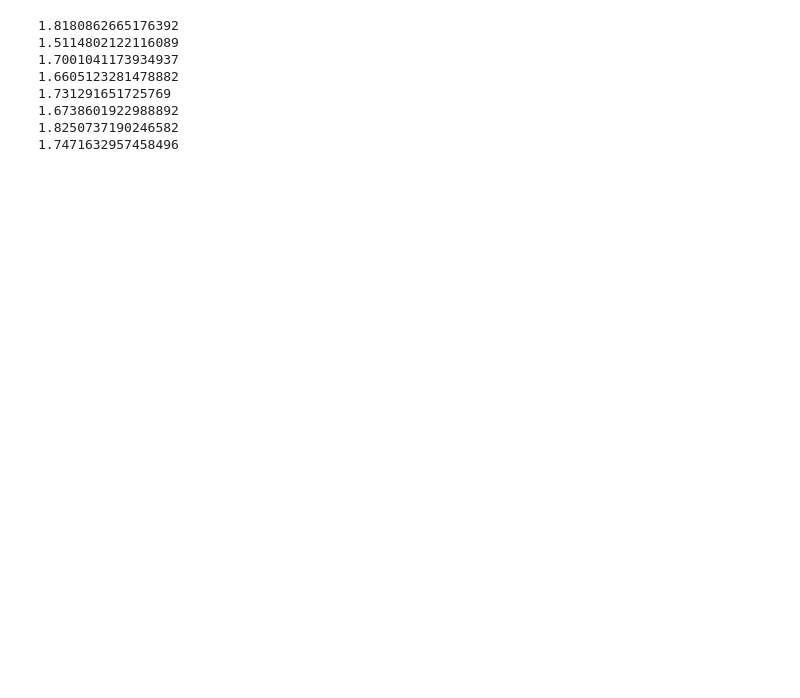
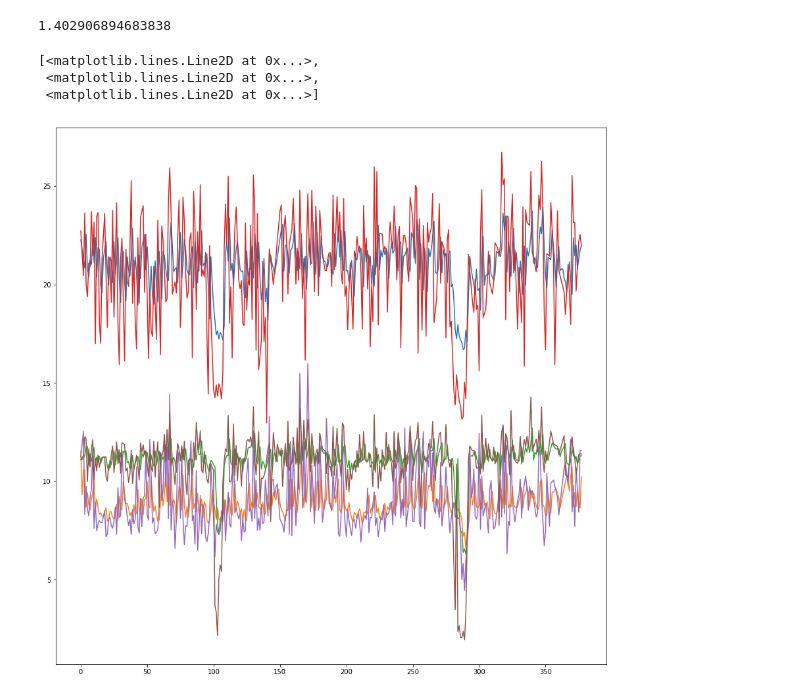
Before and after one commit to intelligenttrafficforecasting/busmodders, a Jupyter notebook: model/FNN.ipynb, the cells around one changed output. Drawn from its saved outputs; the diff is of its cells as text; code cells hidden in the pictures; blank space fills up the shorter version.

```diff
--- a/model/FNN.ipynb
+++ b/model/FNN.ipynb
@@ -24,5 +21,8 @@ test_DL = DataLoader(test, batch_size=50, shuffle=False)
+# %%
+train_DL = DataLoader(train, batch_size=50, shuffle=False)
+test_DL = DataLoader(test, batch_size=len(test), shuffle=False)
 # %%
-num_input = prev_timesteps + 1
+num_input = (prev_timesteps + 1)
 
 class FNN(nn.Module):
     def __init__(self, num_hidden1):
@@ -32,37 +32,37 @@ class FNN(nn.Module):
         self.l2 = nn.Linear(num_hidden1, num_hidden1)
         self.l3 = nn.Linear(num_hidden1, 1)
         self.activation = nn.ReLU()
+        self.dropout = nn.Dropout(p=0.5)
 
     def forward(self,x):
 
         x = self.activation(self.l1(x))
+        x = self.dropout(x)
         x = self.activation(self.l2(x))
-
+        x = self.dropout(x)
         x = self.l3(x)
         return x
 
-net = FNN(10)
+net = FNN(100)
 
-optimizer = optim.Adam(net.parameters(), lr=1e-4, weight_decay=1e-5)
+optimizer = optim.Adam(net.parameters(), lr=1e-4, weight_decay=0)
 criterion = nn.L1Loss()
 # %%
-
+net.train()
 for epoch in range(100):
     cur_loss = []
     for i , batch in enumerate(train_DL):
         output = net(batch['data'].transpose(2,1)).squeeze()[:,:-1]
         target = batch['target']
 
-        #Disgard missing data points, and speeds of 0, since this isn't usefull for us
-        output = output[(torch.isnan(target)==0) & (target!=0)]
-        target = target[(torch.isnan(target)==0) & (target!=0)]
         optimizer.zero_grad()
 
         loss = criterion(output, target)
         loss.backward()
+
         optimizer.step()
 
         cur_loss.append(loss.item())
 
-    print("epoch = %2i  loss = %0.3f" %(epoch, np.mean(cur_loss)))
+    print("epoch = %2i  loss = %0.3f  output_std = %0.3f" %(epoch, np.mean(cur_loss), output.std().item()))
 # %% [output]
@@ -86,22 +86,25 @@ epoch = 99  loss = 0.755
 # %%
+net.eval()
 for i, batch in enumerate(test_DL):
+
     output = net(batch['data'].transpose(2,1)).squeeze()[:,:-1]
     target = batch['target']
 
-    output = (output + torch.tensor(train.mean)[:-1])*torch.tensor(train.std)[:-1]
-    target = (target + torch.tensor(train.mean)[:-1])*torch.tensor(train.std)[:-1]
-
-    output = output[torch.isnan(target)==0]
-    target = target[torch.isnan(target)==0]
+    output = (output + torch.tensor(train.mean))*torch.tensor(train.std)
+    target = (target + torch.tensor(train.mean))*torch.tensor(train.std)
 
     loss = criterion(output,target)
     print(loss.item())
 # %% [output]
-1.8180862665176392
-1.5114802122116089
-1.7001041173934937
-1.6605123281478882
-1.731291651725769
-1.6738601922988892
-1.8250737190246582
-1.7471632957458496
+1.402906894683838
+# %%
+import matplotlib.pyplot as plt
+plt.rcParams['figure.figsize'] = [15, 15]
+
+plt.plot(output[:,1:4].detach().numpy())
+plt.plot(target[:,1:4].detach().numpy())
+# %% [output]
+[<matplotlib.lines.Line2D at 0x...>,
+ <matplotlib.lines.Line2D at 0x...>,
+ <matplotlib.lines.Line2D at 0x...>]
+[figure, added]
```
Also changed, not shown: parts of 2 cells of this notebook, 2 other files.
